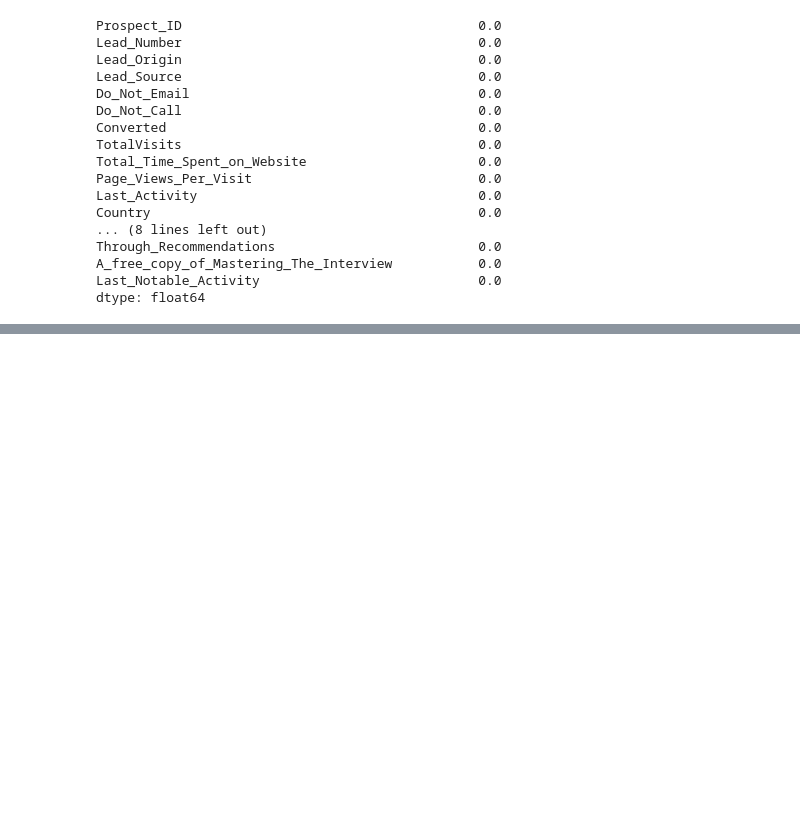
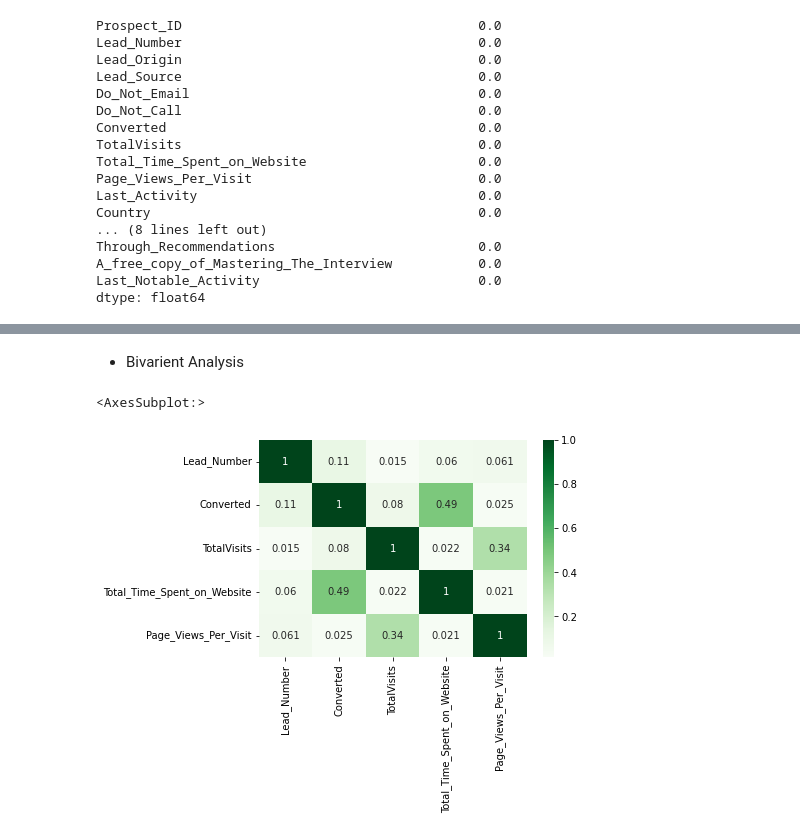
Before and after one commit to Prashik28/techeenomad_dataScience, a Jupyter notebook: Logistic Regression/PB_lead_scoring_case_study.ipynb, the cells around one changed output, grey strips where cells are left out. Saved outputs shown, nothing was run; the diff lists cells and outputs as text; code cells hidden in the pictures; blank space fills up the shorter version.

```diff
--- a/Logistic Regression/PB_lead_scoring_case_study.ipynb
+++ b/Logistic Regression/PB_lead_scoring_case_study.ipynb
@@ -280,0 +309,3 @@ dtype: float64
+# %%
+leads_df['Page_Views_Per_Visit']=pd.to_numeric(leads_df.Page_Views_Per_Visit)
+leads_df['Total_Time_Spent_on_Website']=pd.to_numeric(leads_df.Total_Time_Spent_on_Website)
@@ -280,0 +440,4 @@ dtype: float64
+# %%
+to_drop_3 = ['Do_Not_Call','Country','What_matters_most_to_you_in_choosing_a_course','Search',
+            'Newspaper_Article','X_Education_Forums','Newspaper','Digital_Advertisement',
+            'Through_Recommendations']
@@ -280,0 +491,7 @@ dtype: float64
+# %% [markdown]
+- Bivarient Analysis
+# %%
+sns.heatmap(leads_df.corr(), annot=True,cmap='Greens')
+# %% [output]
+<AxesSubplot:>
+[figure, added]
```
Also changed, not shown: parts of 32 cells of this notebook.
